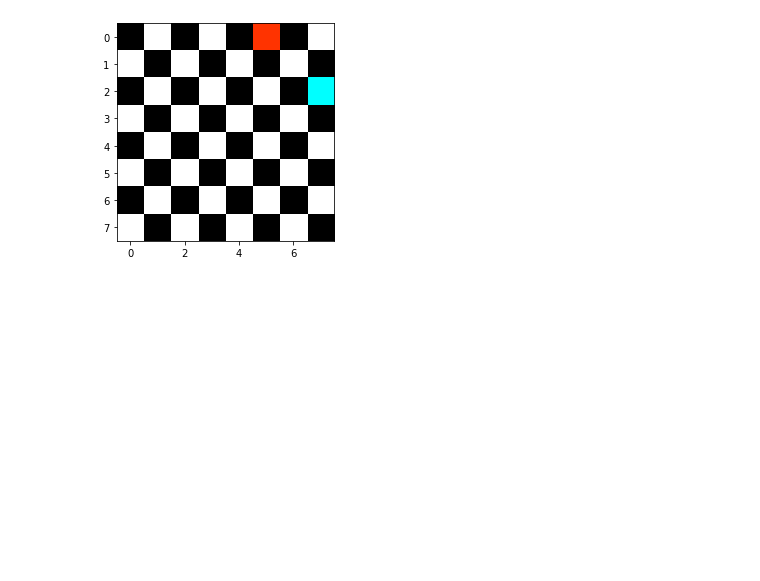
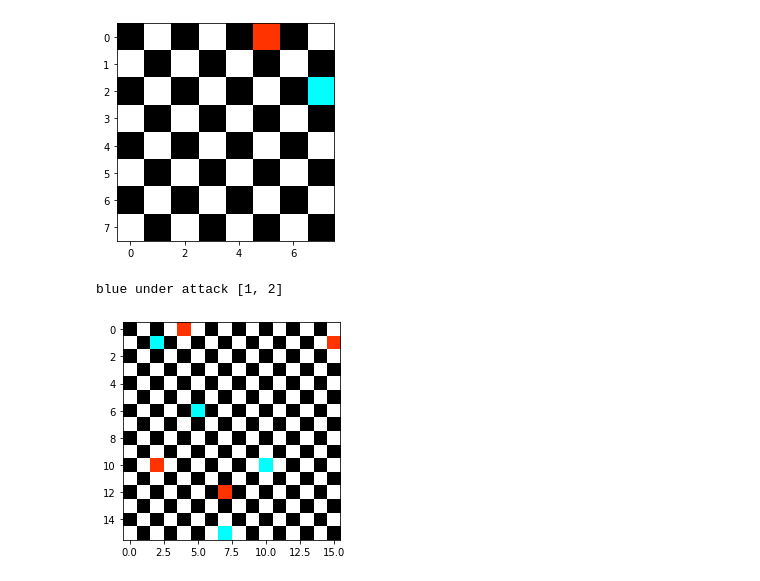
Before and after one commit to amarh-ayman/chess-board, a Jupyter notebook: chess_board.ipynb, the cells around one changed output. Drawn from its saved outputs; the diff is of its cells as text; code cells hidden in the pictures; blank space fills up the shorter version.

Commit message:
done strech goals

```diff
--- a/chess_board.ipynb
+++ b/chess_board.ipynb
@@ -6,8 +6,8 @@ class ChessBoard:
     def __init__(self,row=8,col=8):
         self.board=np.zeros((row,col,4))
         self.chBoard()
-        self.red=None
-        self.blue=None
+        self.red=[]
+        self.blue=[]
         self.render()
 
     def chBoard(self):
@@ -16,11 +16,11 @@ class ChessBoard:
 
     def add_red(self ,row,column):
         self.board[row][column]=[1,0.2,0,1]
-        self.red=[row,column]
+        self.red.append([row,column])
 
     def add_blue(self ,row,column):
         self.board[row][column]=[0,1,1,1]
-        self.blue=[row,column]
+        self.blue.append([row,column])
 
     def render(self):
         plt.imshow(self.board)
@@ -42,3 +42,32 @@ chess.is_under_attack()
 # %% [output]
 under attack
 [figure]
+# %%
+class StretchGoals(ChessBoard):
+    def __init__(self):
+        ChessBoard.__init__(self,16,16)
+
+    def is_under_attack(self):
+            try:
+                for index,item in enumerate(self.blue):
+                    assert (item[0]!=self.red[:,0]).any()
+                    assert (item[0]!=b[:,0]).any()
+                    assert (abs(item[0]-b[:,0])!=abs(item[1]-b[:,1])).any()
+            except :
+                    print('under attack')
+# %%
+s=StretchGoals()
+s.add_blue(1,2)
+s.add_blue(6,5)
+s.add_blue(10,10)
+s.add_blue(15,7)
+
+s.add_red(10,2)
+s.add_red(1,15)
+s.add_red(0,4)
+s.add_red(12,7)
+s.render()
+s.is_under_attack()
+# %% [output]
+blue under attack [1, 2]
+[figure, added]
```
